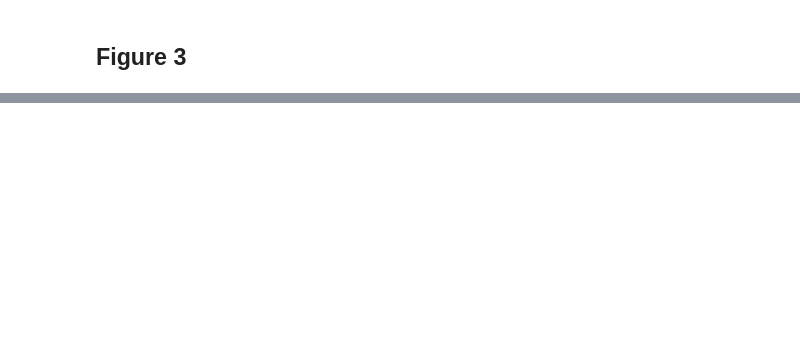
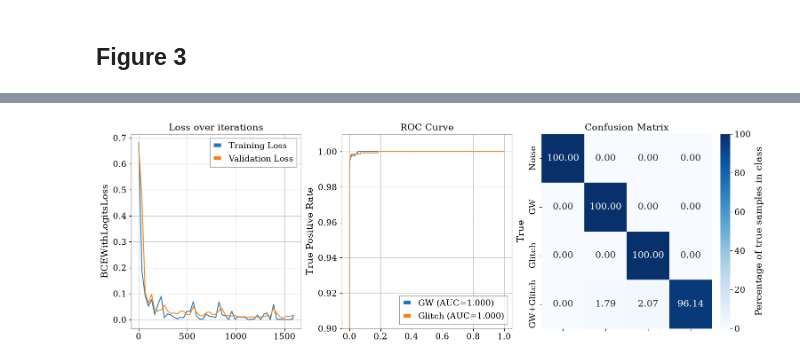
Before and after one commit to AryamannRao/LISAGlitchSignalClassifier, a Jupyter notebook: src/notebooks/figure_generator.ipynb, the cells around one changed output, grey strips where cells are left out. Drawn from its saved outputs; the diff is of its cells as text; code cells hidden in the pictures; blank space fills up the shorter version.

Commit message:
First combined model prototype

```diff
--- a/src/notebooks/figure_generator.ipynb
+++ b/src/notebooks/figure_generator.ipynb
@@ -510,0 +456,92 @@ plt.show()
+# %%
+lm_results_path = TRAINING_RESULTS/ 'run_290726_215845'
+lm_results = torch.load(lm_results_path / 'results.pt')
+lm_iters, lm_train_loss, lm_valid_loss, *_ = lm_results
+
+data = np.load(lm_results_path / 'roc_curves.npz')
+
+fpr_gw_lm = data["fpr_gw"]
+tpr_gw_lm = data["tpr_gw"]
+auc_gw_lm = data["auc_gw"]
+
+fpr_glitch_lm = data["fpr_glitch"]
+tpr_glitch_lm = data["tpr_glitch"]
+auc_glitch_lm = data["auc_glitch"]
+
+lm_cm = np.load(lm_results_path / 'confusion_matrix.npz')['cm']
+# %%
+import matplotlib as mpl
+
+fig, axes = plt.subplots(
+    1, 3,
+    figsize=(15, 5),
+    constrained_layout=True
+)
+
+labels_names = ["Noise", "GW", "Glitch", "GW+Glitch"]
+label_size = mpl.rcParams["axes.labelsize"]
+
+# ======================================================================
+# LOW MASS
+# ======================================================================
+
+# Loss
+axes[0].plot(
+    lm_iters[:len(lm_train_loss)],
+    lm_train_loss,
+    label='Training Loss'
+)
+axes[0].plot(
+    lm_iters[:len(lm_valid_loss)],
+    lm_valid_loss,
+    label='Validation Loss'
+)
+
+axes[0].set_ylabel("BCEWithLogitsLoss")
+axes[0].set_title("Loss over iterations")
+axes[0].legend()
+
+# ROC
+axes[1].plot(
+    fpr_gw_lm,
+    tpr_gw_lm,
+    label=f"GW (AUC={auc_gw_lm:.3f})"
+)
+
+axes[1].plot(
+    fpr_glitch_lm,
+    tpr_glitch_lm,
+    label=f"Glitch (AUC={auc_glitch_lm:.3f})"
+)
+
+#axes[1].set_xlim(0,1)
+axes[1].set_ylim(0.9,1.01)
+axes[1].set_ylabel("True Positive Rate")
+axes[1].set_title("ROC Curve")
+axes[1].legend()
+
+# Confusion matrix
+sns.heatmap(
+    lm_cm,
+    annot=True,
+    cmap="Blues",
+    ax=axes[2],
+    fmt=".2f",
+    xticklabels=labels_names,
+    yticklabels=labels_names,
+    vmin=0,
+    vmax=100
+)
+
+axes[2].tick_params(axis='x', labelbottom=False)
+axes[2].set_ylabel("True")
+axes[2].set_title("Confusion Matrix")
+axes[2].collections[0].colorbar.set_label(
+    "Percentage of true samples in class"
+)
+axes[2].grid(False)
+
+plt.savefig(FIGURES / "model_performance.png", dpi=300, bbox_inches="tight")
+plt.show()
+# %% [output]
+[figure, added]
```
Also changed, not shown: parts of 25 cells of this notebook, 17 other files.
